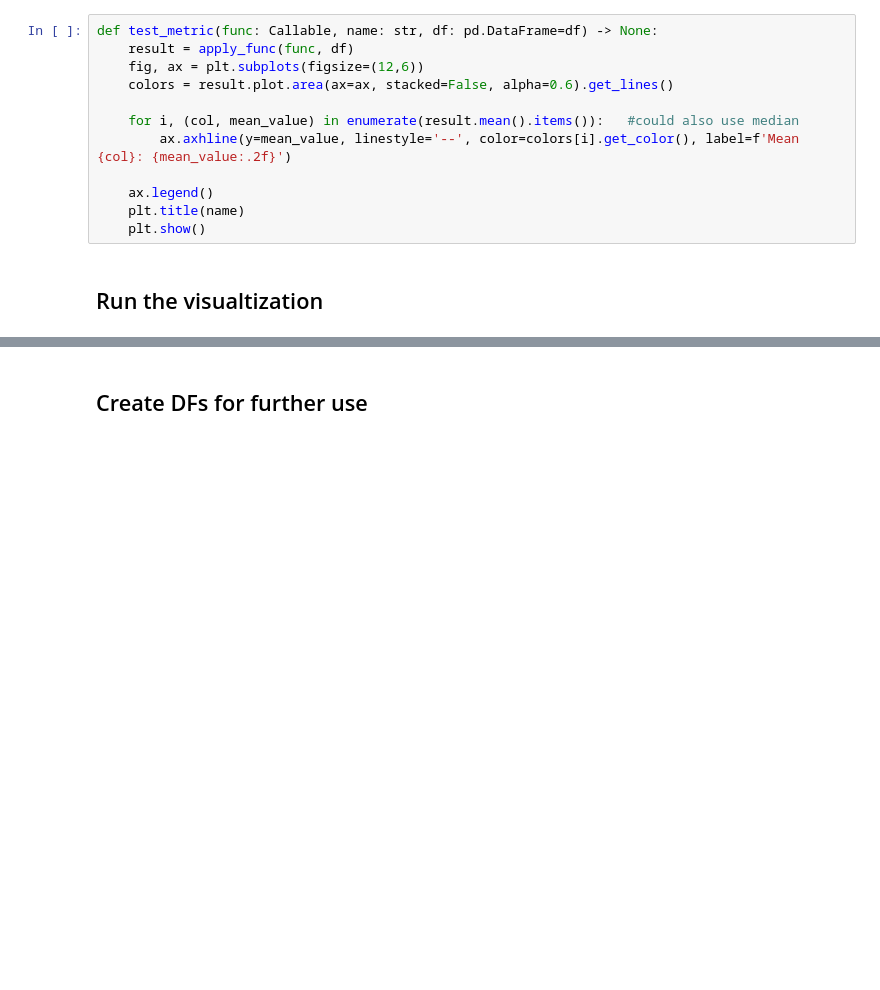
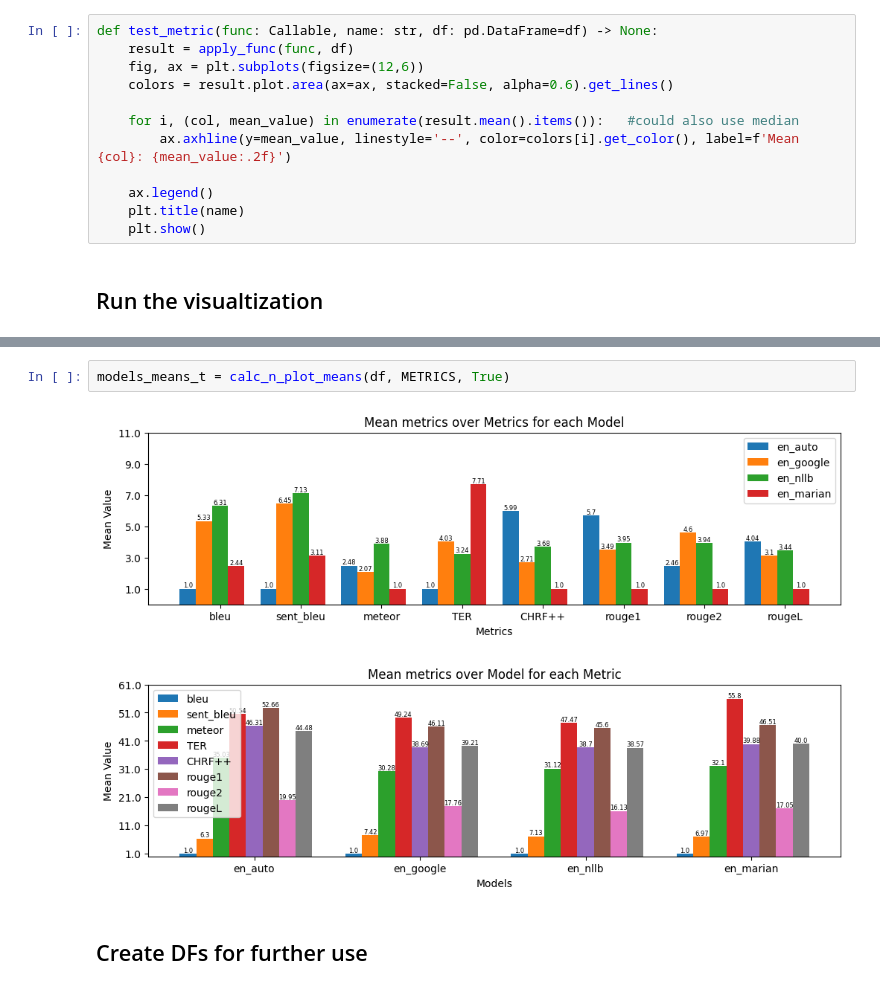
Before and after one commit to Ekaterina-Sinkova/SciTranslate, a Jupyter notebook: notebooks/metrics_translate.ipynb, the cells around one changed output, grey strips where cells are left out. Drawn from its saved outputs; the diff is of its cells as text; blank space fills up the shorter version.

```diff
--- a/notebooks/metrics_translate.ipynb
+++ b/notebooks/metrics_translate.ipynb
@@ -148,3 +222,8 @@ for name, func in METRICS.items():
+# %%
+models_means_t = calc_n_plot_means(df, METRICS, True)
+# %% [output]
+[figure, added]
+[figure, added]
 # %% [markdown]
 ## Create DFs for further use
 # %%
```
Also changed, not shown: parts of 9 cells of this notebook.
